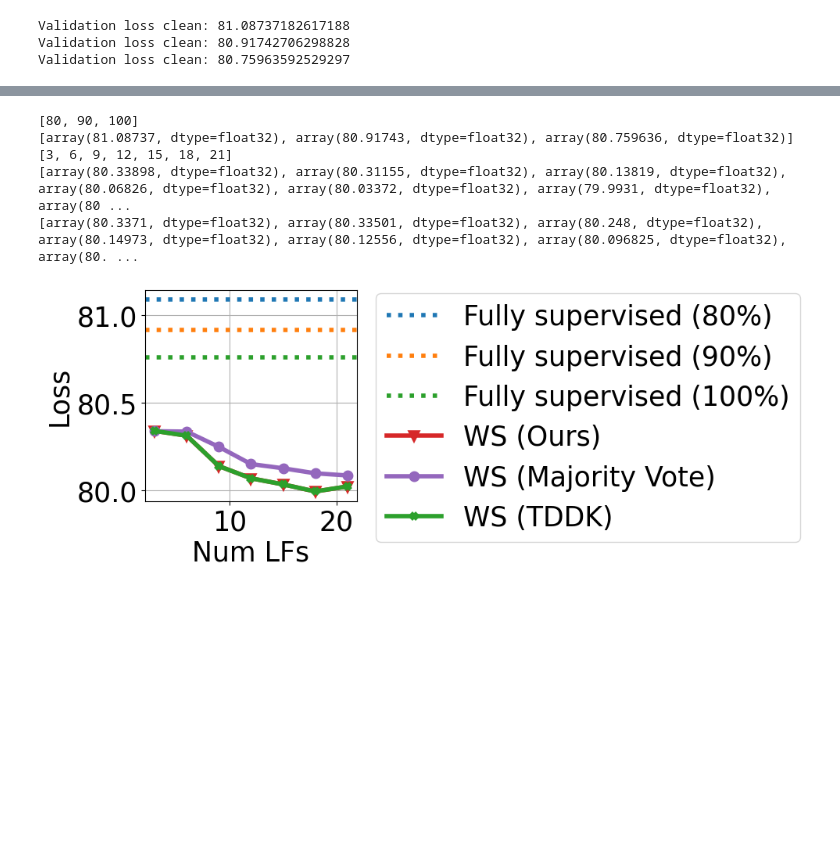
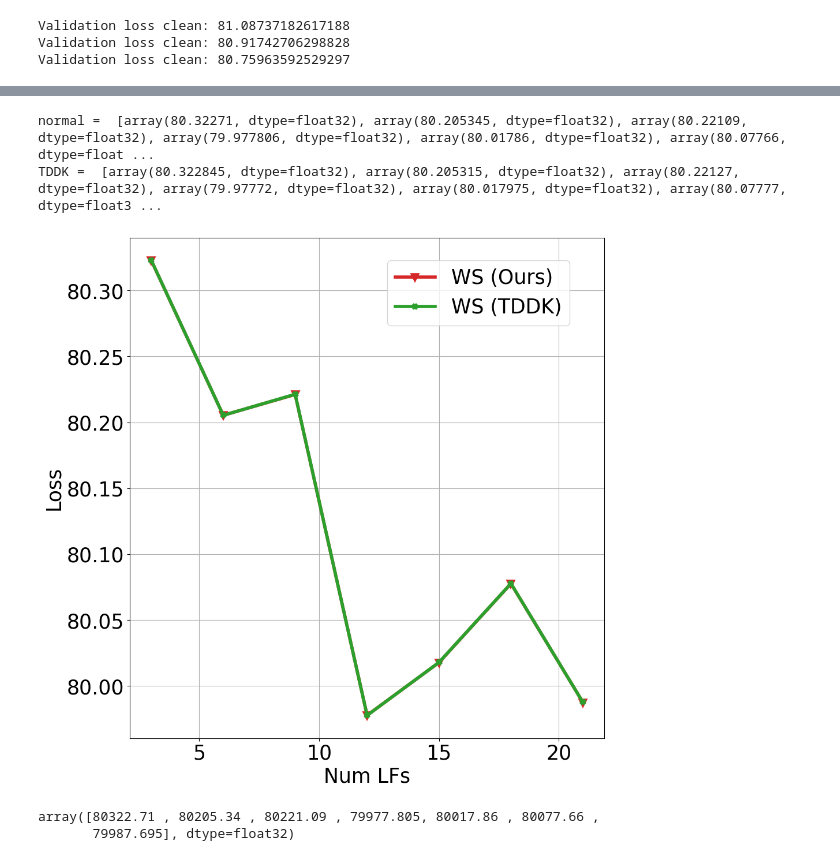
Before and after one commit to SMATousi/uws_vigir, a Jupyter notebook: notebooks/geodesic-regression/geodesic_regression.ipynb, the cells around one changed output, grey strips where cells are left out. Cells and saved outputs as stored; diff of their text form; code cells hidden in the pictures; blank space fills up the shorter version.

```diff
--- a/notebooks/geodesic-regression/geodesic_regression.ipynb
+++ b/notebooks/geodesic-regression/geodesic_regression.ipynb
@@ -340,8 +347,13 @@ def get_ws_loss(n_clean, weak_labels):
     print(f"Validation loss weakly supervised: {val_loss}")
     return val_loss
 
-def get_ws_loss_lambdas(n_clean, num_lambdas,
-        siglb=1.5, sigub=2.0, vote=False, max_steps=100):
+def get_ws_loss_lambdas(n_clean,
+                        num_lambdas,
+                        siglb=0.5,
+                        sigub=2.0,
+                        vote=False,
+                        max_steps=100):
+
     lfGenerator = LFGenerator(num_lambdas, siglb=siglb, sigub=sigub)
     lfGenerator.fit()
     lambdas = lfGenerator.predict(y_true)
@@ -392,11 +404,15 @@ ws_losses_tddk = []
 vote_losses = []
 label_models = []
 
-siglb = 1.5
+siglb = 10.0
 
 for num_lf in num_lfs:
-    ws_loss, label_model, vote_loss, ws_loss_tddk = get_ws_loss_lambdas(0, num_lf,
-        siglb=siglb, sigub=siglb+4.0, vote=True, max_steps=100)
+    ws_loss, label_model, vote_loss, ws_loss_tddk = get_ws_loss_lambdas(0,
+                                                                        num_lf,
+                                                                        siglb=siglb,
+                                                                        sigub=siglb+0.1,
+                                                                        vote=True,
+                                                                        max_steps=100)
     ws_losses.append(ws_loss)
     label_models.append(label_model)
     vote_losses.append(vote_loss)
@@ -421,40 +437,43 @@ Validation loss weakly supervised: 80.14972686767578
 ... (9 outputs left out)
 # %%
 plt.rcParams['font.size'] = '25'
-fig, ax = plt.subplots(1, 1, figsize=(3.5, 3.5))
+fig, ax = plt.subplots(1, 1, figsize=(10.5, 10.5))
 
-for i in range(len(fracs)):
-    ax.axhline(clean_losses[i], linestyle=':', color=f'C{i}', linewidth=4,
-        label=f'Fully supervised ({int((fracs[i]/n_train)*100)}%)')
+# for i in range(len(fracs)):
+#     ax.axhline(clean_losses[i], linestyle=':', color=f'C{i}', linewidth=4,
+#         label=f'Fully supervised ({int((fracs[i]/n_train)*100)}%)')
 
-ax.plot(num_lfs, ws_losses, '-v', label='WS (Ours)',
+ax.plot(num_lfs, np.array(ws_losses), '-v', label='WS (Ours)',
     linewidth=4, markeredgewidth=4, color='C3')
-ax.plot(num_lfs, vote_losses, '-o', label='WS (Majority Vote)',
-    linewidth=4, markeredgewidth=4, color='C4')
-ax.plot(num_lfs, ws_losses_tddk, '-x', label='WS (TDDK)',
+# ax.plot(num_lfs, vote_losses, '-o', label='WS (Majority Vote)',
+#     linewidth=4, markeredgewidth=4, color='C4')
+ax.plot(num_lfs, np.array(ws_losses_tddk), '-x', label='WS (TDDK)',
     linewidth=4, markeredgewidth=4, color='C2')
 
-print(fracs)
-print(clean_losses)
-print(num_lfs)
-print(ws_losses)
-print(vote_losses)
+# print(fracs)
+# print(clean_losses)
+# print(num_lfs)
+print("normal = ", ws_losses)
+print("TDDK = ", ws_losses_tddk)
+# print(vote_losses)
 
 
 ax.set_ylabel('Loss')
 ax.set_xlabel('Num LFs')
 #ax.yscale('log')
 ax.grid()
 ax.legend(bbox_to_anchor=(0.92, 0.92),\
     bbox_transform=plt.gcf().transFigure)
 
 plt.tight_layout()
 plt.savefig('geodesic_numLFs.pdf', bbox_inches='tight')
 plt.show()
 # %% [output]
-[80, 90, 100]
-[array(81.08737, dtype=float32), array(80.91743, dtype=float32), array(80.759636, dtype=float32)]
-[3, 6, 9, 12, 15, 18, 21]
-[array(80.33898, dtype=float32), array(80.31155, dtype=float32), array(80.13819, dtype=float32), array(80.06826, dtype=float32), array(80.03372, dtype=float32), array(79.9931, dtype=float32), array(80 ...
-[array(80.3371, dtype=float32), array(80.33501, dtype=float32), array(80.248, dtype=float32), array(80.14973, dtype=float32), array(80.12556, dtype=float32), array(80.096825, dtype=float32), array(80. ...
+normal =  [array(80.32271, dtype=float32), array(80.205345, dtype=float32), array(80.22109, dtype=float32), array(79.977806, dtype=float32), array(80.01786, dtype=float32), array(80.07766, dtype=float ...
+TDDK =  [array(80.322845, dtype=float32), array(80.205315, dtype=float32), array(80.22127, dtype=float32), array(79.97772, dtype=float32), array(80.017975, dtype=float32), array(80.07777, dtype=float3 ...
-[figure, old version]
+[figure, new version]
+# %%
+1000 * np.array(ws_losses)
+# %% [output]
+array([80322.71 , 80205.34 , 80221.09 , 79977.805, 80017.86 , 80077.66 ,
+       79987.695], dtype=float32)
```
Also changed, not shown: parts of 3 cells of this notebook, 1 other file.
